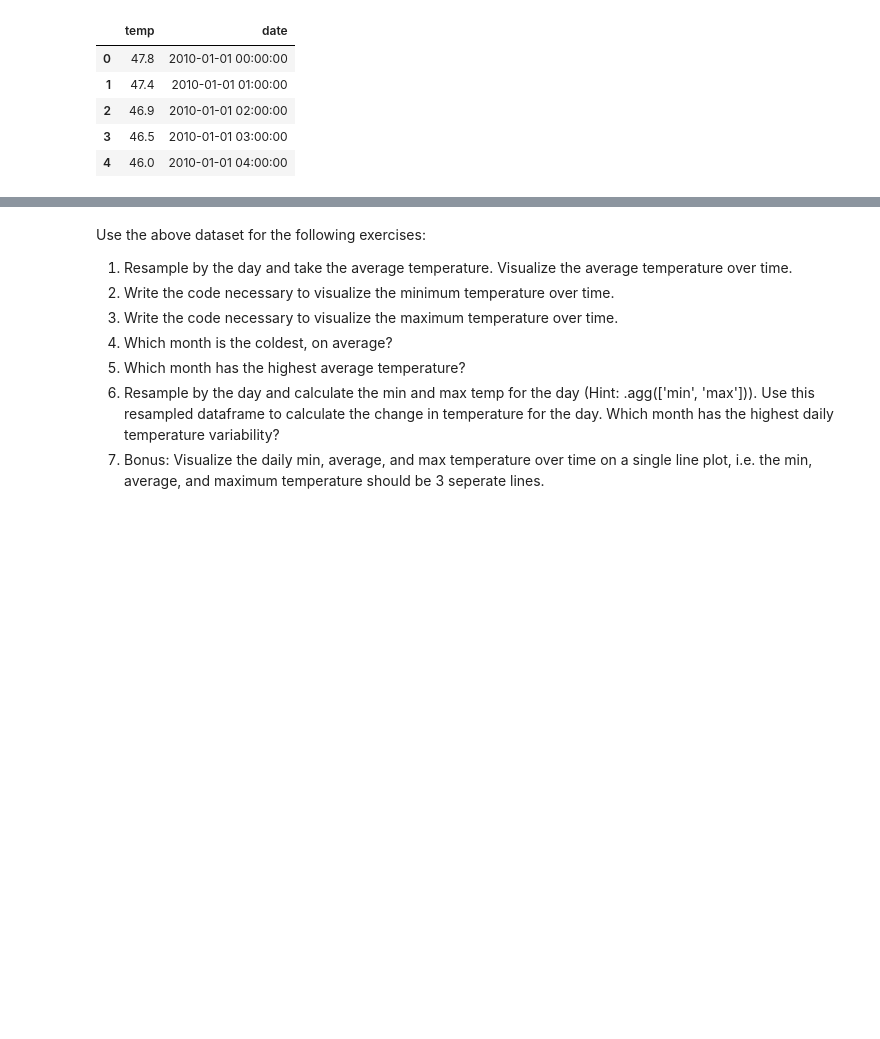
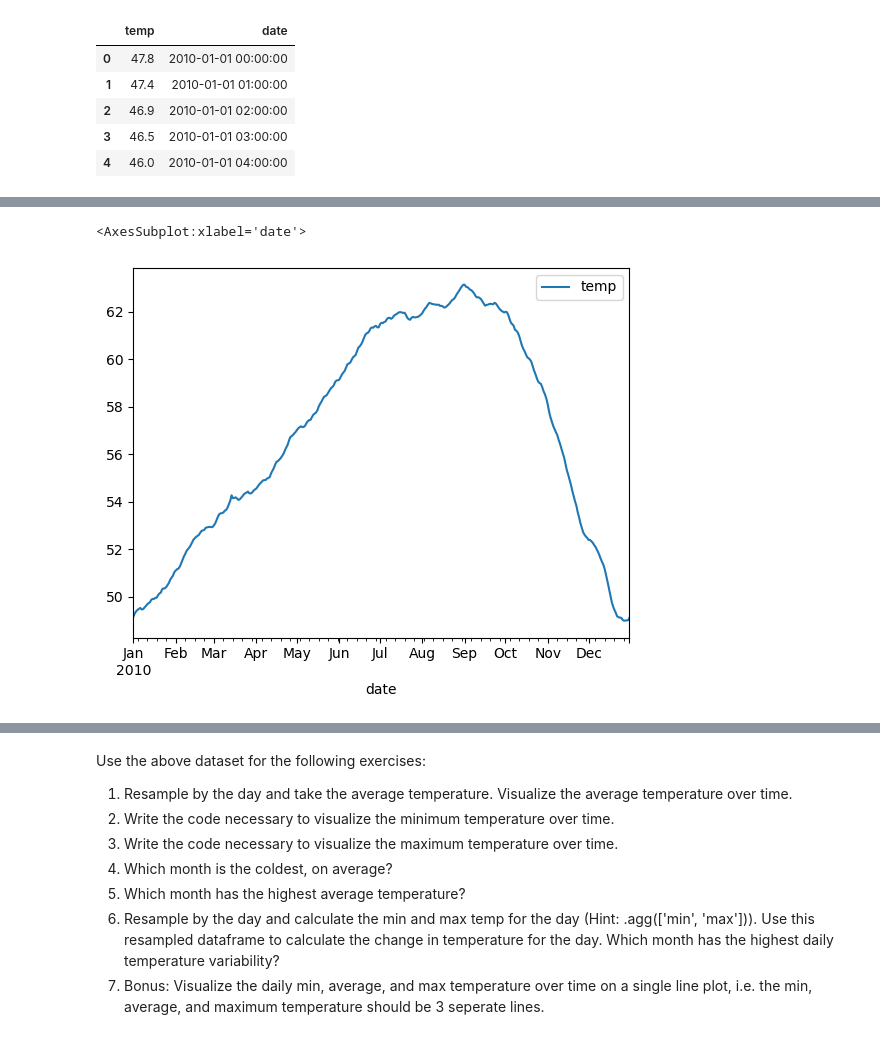
Before and after one commit to stephen-c-perry/time-series-exercises, a Jupyter notebook: datetime_exercises.ipynb, the cells around one changed output, grey strips where cells are left out. Cells and saved outputs as stored; diff of their text form; code cells hidden in the pictures; blank space fills up the shorter version.

```diff
--- a/datetime_exercises.ipynb
+++ b/datetime_exercises.ipynb
@@ -15,0 +39,3 @@ san_fran.head()
+# %%
+san_fran = san_fran.set_index('date').sort_index()
+san_fran
@@ -15,0 +57,9 @@ san_fran.head()
+# %%
+# 1) Resample by the day and take the average temperature.
+# Visualize the average temperature over time.
+
+#resampling by day to reduce datapoints
+san_fran.resample('D').mean().plot()
+# %% [output]
+<AxesSubplot:xlabel='date'>
+[figure, added]
```
Also changed, not shown: parts of 14 cells of this notebook.
